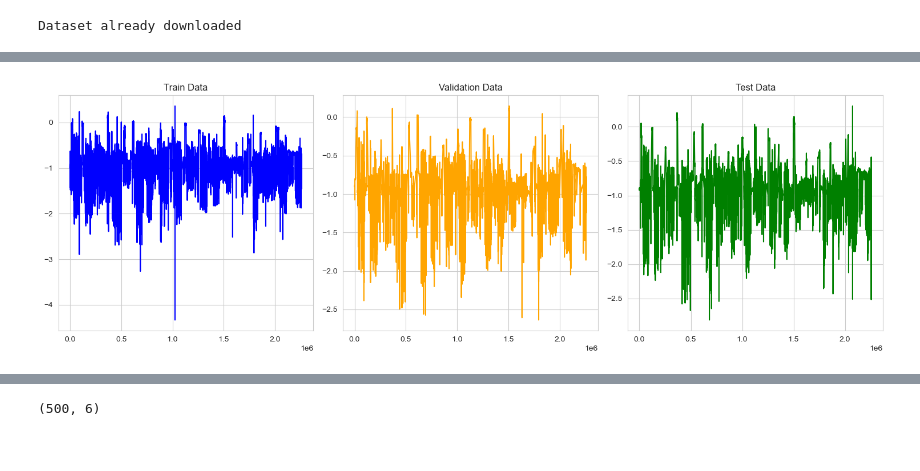
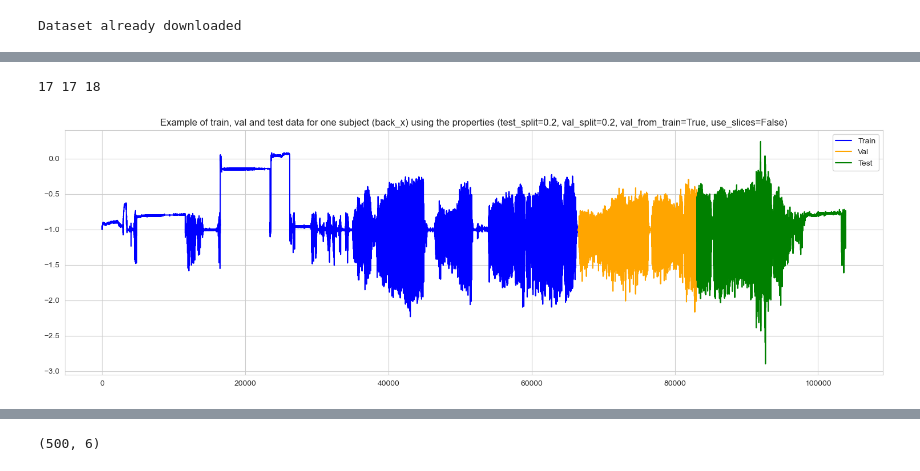
Before and after one commit to 007spy9/COM6906-Dissertation, a Jupyter notebook: training/basicESN_har70.ipynb, the cells around one changed output, grey strips where cells are left out. Cells and saved outputs as stored; diff of their text form; code cells hidden in the pictures.

```diff
--- a/training/basicESN_har70.ipynb
+++ b/training/basicESN_har70.ipynb
@@ -112,13 +110,6 @@ validation_split = 0.2
 validation_from_train = True
 use_slices = False
 
-sampling_rate = 50
-seconds_per_chunk = 10
-required_chunks = sampling_rate * seconds_per_chunk
-
-splitter = BinnedTestSetSplitter(test_size=test_split, val_size=validation_split, val_from_train=validation_from_train, seed=1234)
-
-splitter.generate_splits(features, labels, chunk_size=required_chunks)
-
-train_x, train_y, val_x, val_y, test_x, test_y = splitter.get_splits()
+splitter = TestSetSplitter(test_split=test_split, val_split=validation_split, val_from_train=validation_from_train, seed=1234)
+train, val, test = splitter.split(dataframes, use_slices=use_slices)
 # %% [output]
@@ -181,48 +117,43 @@ val_x.drop(columns=['timestamp'], inplace=True)
+# %%
+slice_size = 128
+slices_in_df_1 = len(collector.get_dataframes()[0]) // slice_size
+
+print(len(train), len(val), len(test))
+# %% [output]
+17 17 18
 # %%
 # Lets plot the data on a graph, colouring by whether it is train, val or test data
 # Plot the column for back_x
 plt.figure(figsize=(15, 5))
-# if (use_slices):
-#     train_slice = int(((slices_in_df_1 * train_split) * (1 - validation_split)) if validation_from_train else (slices_in_df_1 * (1 - test_split - validation_split)))
-#     for i, df in enumerate(train[:train_slice]):
-#         plt.plot(df['back_x'], label='Train', color='blue')
-#
-#     val_slice = int((slices_in_df_1 * train_split) * validation_split) if validation_from_train else (slices_in_df_1 * validation_split)
-#     for i, df in enumerate(val[:val_slice]):
-#         plt.plot(df['back_x'], label='Val', color='orange')
-#
-#     test_slice = int((slices_in_df_1 * test_split))
-#     for i, df in enumerate(test[:test_slice]):
-#         plt.plot(df['back_x'], label='Test', color='green')
-#
-#     # Define a custom legend
-#     from matplotlib.lines import Line2D
-#     custom_lines = [Line2D([0], [0], color='blue', lw=2),
-#                     Line2D([0], [0], color='orange', lw=2),
-#                     Line2D([0], [0], color='green', lw=2)]
-#     plt.legend(custom_lines, ['Train', 'Val', 'Test'])
-# else:
-#     plt.plot(train[0]['back_x'], label='Train', color='blue')
-#     plt.plot(val[0]['back_x'], label='Val', color='orange')
-#     plt.plot(test[0]['back_x'], label='Test', color='green')
-#     plt.legend()
+if (use_slices):
+    train_slice = int(((slices_in_df_1 * train_split) * (1 - validation_split)) if validation_from_train else (slices_in_df_1 * (1 - test_split - validation_split)))
+    for i, df in enumerate(train[:train_slice]):
+        plt.plot(df['back_x'], label='Train', color='blue')
 
-plt.subplot2grid((1, 3), (0, 0))
-plt.plot(train_x['back_x'], label='Train', color='blue')
-plt.title('Train Data')
+    val_slice = int((slices_in_df_1 * train_split) * validation_split) if validation_from_train else (slices_in_df_1 * validation_split)
+    for i, df in enumerate(val[:val_slice]):
+        plt.plot(df['back_x'], label='Val', color='orange')
 
-plt.subplot2grid((1, 3), (0, 1))
-plt.plot(val_x['back_x'], label='Val', color='orange')
-plt.title('Validation Data')
+    test_slice = int((slices_in_df_1 * test_split))
+    for i, df in enumerate(test[:test_slice]):
+        plt.plot(df['back_x'], label='Test', color='green')
 
-plt.subplot2grid((1, 3), (0, 2))
-plt.plot(test_x['back_x'], label='Test', color='green')
-plt.title('Test Data')
+    # Define a custom legend
+    from matplotlib.lines import Line2D
+    custom_lines = [Line2D([0], [0], color='blue', lw=2),
+                    Line2D([0], [0], color='orange', lw=2),
+                    Line2D([0], [0], color='green', lw=2)]
+    plt.legend(custom_lines, ['Train', 'Val', 'Test'])
+else:
+    plt.plot(train[0]['back_x'], label='Train', color='blue')
+    plt.plot(val[0]['back_x'], label='Val', color='orange')
+    plt.plot(test[0]['back_x'], label='Test', color='green')
+    plt.legend()
 
-# plt.title(f'Example of train, val and test data for one subject (back_x) using the properties (test_split={test_split}, val_split={validation_split}, val_from_train={validation_from_train}, use_slices={use_slices})')
+plt.title(f'Example of train, val and test data for one subject (back_x) using the properties (test_split={test_split}, val_split={validation_split}, val_from_train={validation_from_train}, use_slices={use_slices})')
 plt.tight_layout()
 plt.show()
 # %% [output]
-[figure, old version]
+[figure, new version]
 # %%
 # To use this ESN, we need to concatenate all of the training data into one large dataframe
```
Also changed, not shown: parts of 51 cells of this notebook, 5 other files.
